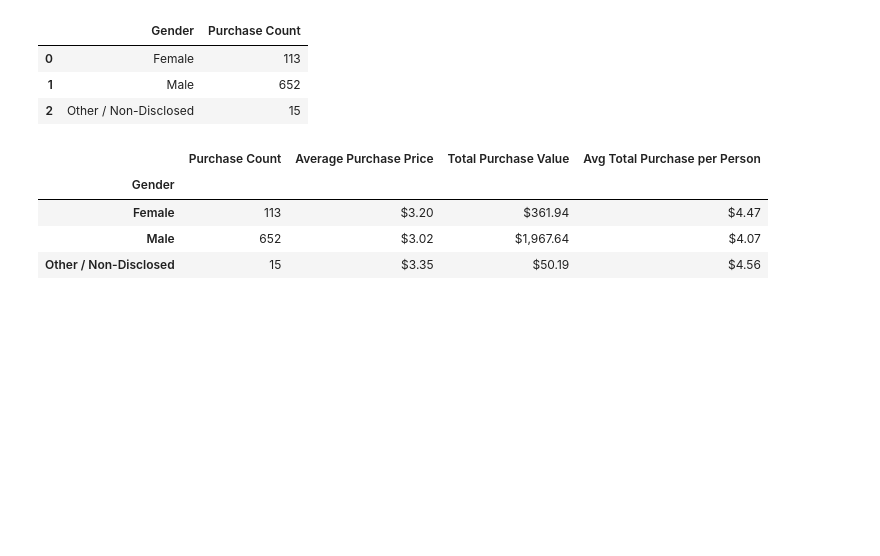
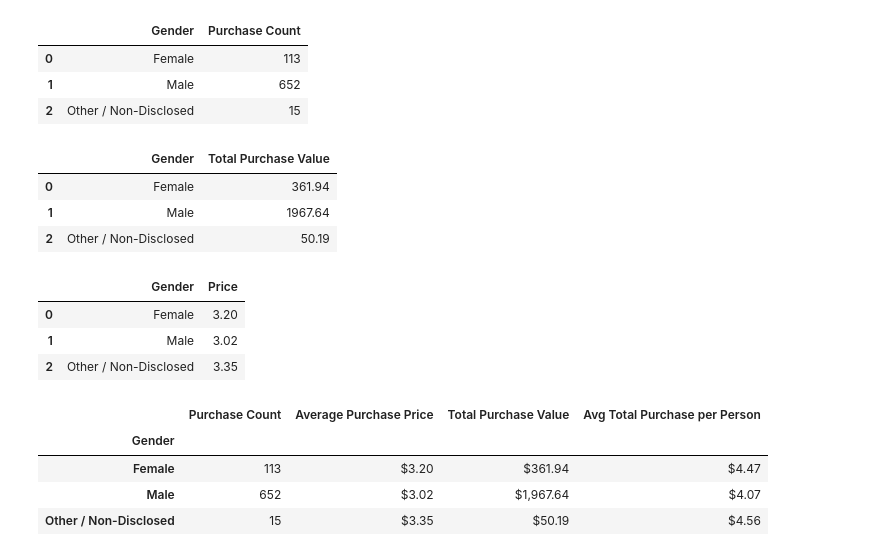
Before and after one commit to maylacdao/pandas-heroes-of-pymoli-analysis, a Jupyter notebook: analysis/HeroesOfPymoli_starter.ipynb, the cells around one changed output. Saved outputs shown, nothing was run; the diff lists cells and outputs as text; code cells hidden in the pictures; blank space fills up the shorter version.

```diff
--- a/analysis/HeroesOfPymoli_starter.ipynb
+++ b/analysis/HeroesOfPymoli_starter.ipynb
@@ -194,3 +192,19 @@ purchase_value = renamed_data
+# %%
+purchase_value = renamed_data.groupby(["Gender"])["Price"].sum().reset_index().rename(columns={"Price":"Total Purchase Value"})
+purchase_value
+# %% [output]
+|  | Gender | Total Purchase Value |
+| 0 | Female | 361.94 |
+| 1 | Male | 1967.64 |
+| 2 | Other / Non-Disclosed | 50.19 |
+# %%
+mean_purchase_price = np.round(renamed_data.groupby(["Gender"])["Price"].mean().reset_index(), 2)
+mean_purchase_price
+# %% [output]
+|  | Gender | Price |
+| 0 | Female | 3.20 |
+| 1 | Male | 3.02 |
+| 2 | Other / Non-Disclosed | 3.35 |
 # %%
 def puchase_by_gender():
     #obtain values needed
```
Also changed, not shown: parts of 1 cell of this notebook.
